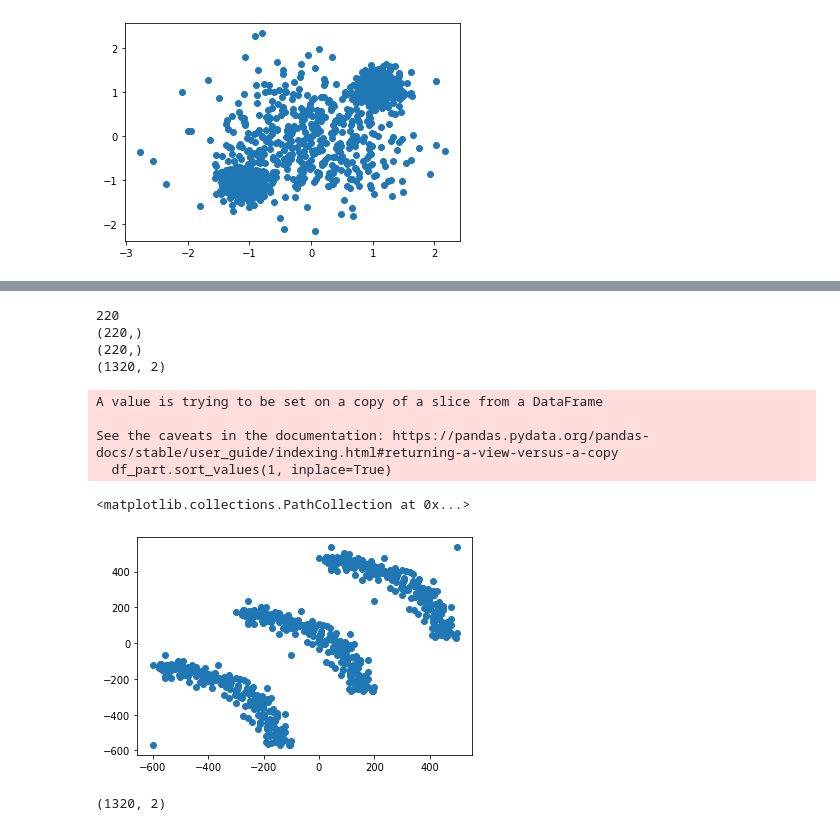
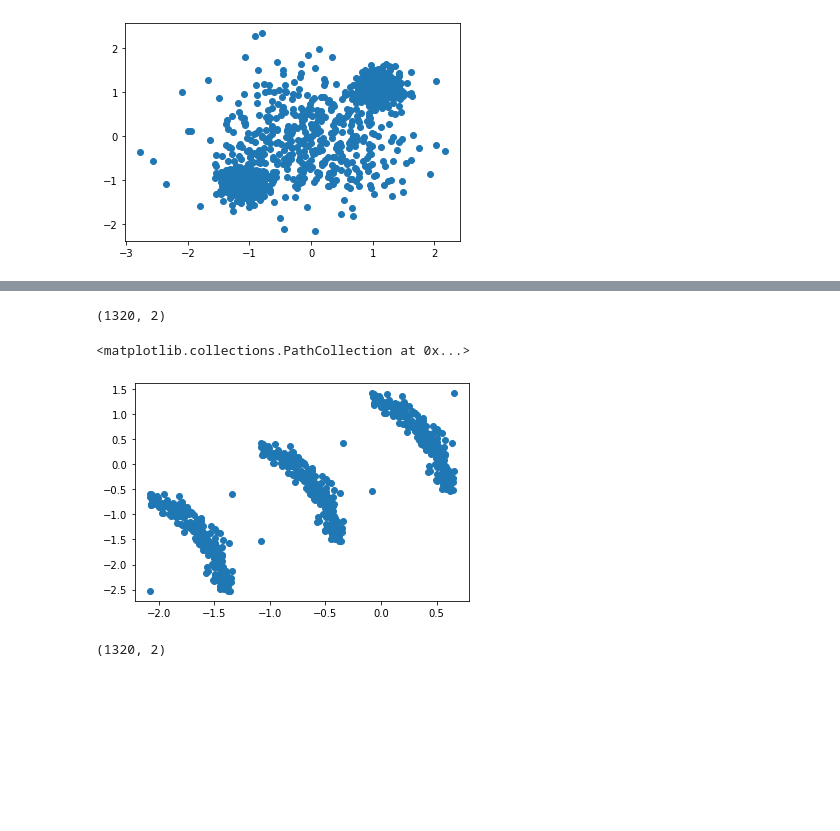
Before and after one commit to shahzebazhar/bigdata_sem4_assign2, a Jupyter notebook: 20l-1320_ass2.ipynb, the cells around one changed output, grey strips where cells are left out. Drawn from its saved outputs; the diff is of its cells as text; code cells hidden in the pictures; blank space fills up the shorter version.

Commit message:
Second Commit 4 datasets done

```diff
--- a/20l-1320_ass2.ipynb
+++ b/20l-1320_ass2.ipynb
@@ -95,44 +95,43 @@ See the caveats in the documentation: https://pandas.pydata.org/pandas-docs/stab
 # %%
-df = pd.DataFrame(create_circle(500, 1000))
+X, y = datasets.make_moons(nodes, noise=0.05)
+x = StandardScaler().fit_transform(X)
+
+df = pd.DataFrame(x)
+
+df.sort_values(1, inplace=True)
+
+df = df.iloc[int(df.shape[0] // 3):, :]
 
 df.sort_values(0, inplace=True)
-df_part = df.iloc[(df.shape[0] // 2) + 20:, :]
 
-df_part.sort_values(1, inplace=True)
-df_part = df_part.iloc[(df_part.shape[0] // 2) + 20:, :]
+df = df.iloc[int(df.shape[0] // 1.65):, :]
+df = df.iloc[:int(df.shape[0] // 1.5), :]
 
-remaining_nodes = (nodes - (df_part.shape[0] * 3)) // 3
+remaining_nodes = (nodes - (df.shape[0] * 3)) // 3
 
-x_vals = np.geomspace(df_part.min()[0], df_part.max()[0], remaining_nodes) # filling the missing nodes
-y_vals = np.geomspace(df_part.min()[1], df_part.max()[1], remaining_nodes)
+x_vals = np.geomspace(df.min()[0], df.max()[0], remaining_nodes) # filling the missing nodes
+y_vals = np.geomspace(df.min()[1], df.max()[1], remaining_nodes)
 
 added_df = pd.DataFrame({0:x_vals, 1:y_vals})
-df_part = pd.concat([df_part, added_df], ignore_index=True)
+df = pd.concat([df, added_df], ignore_index=True)
 
-df_part2 = df_part.copy(deep=True)
-df_part3 = df_part.copy(deep=True)
+df_part2 = df.copy(deep=True)
+df_part3 = df.copy(deep=True)
 
-df_part2.iloc[:, 0] -= 300
-df_part2.iloc[:, 1] -= 300
+df_part2.iloc[:, 0] -= 1
+df_part2.iloc[:, 1] -= 1
 
-df_part3.iloc[:, 0] -= 600
-df_part3.iloc[:, 1] -= 600
+df_part3.iloc[:, 0] -= 2
+df_part3.iloc[:, 1] -= 2
 
-df = pd.concat([df_part, df_part2, df_part3], ignore_index=True)
+df = pd.concat([df, df_part2, df_part3], ignore_index=True)
 
 print(df.shape)
 plt.scatter(df[0], df[1])
 # %% [output]
-220
-(220,)
-(220,)
 (1320, 2)
-A value is trying to be set on a copy of a slice from a DataFrame
-
-See the caveats in the documentation: https://pandas.pydata.org/pandas-docs/stable/user_guide/indexing.html#returning-a-view-versus-a-copy
-  df_part.sort_values(1, inplace=True)
+<matplotlib.collections.PathCollection at 0x...>
-<matplotlib.collections.PathCollection at 0x...>
-[figure, old version]
+[figure, new version]
 # %%
 df = pd.DataFrame(create_circle(600, nodes // 3) + create_circle(400, nodes // 3) + create_circle(175, nodes // 3))
 
```
Also changed, not shown: parts of 1 cell of this notebook.
